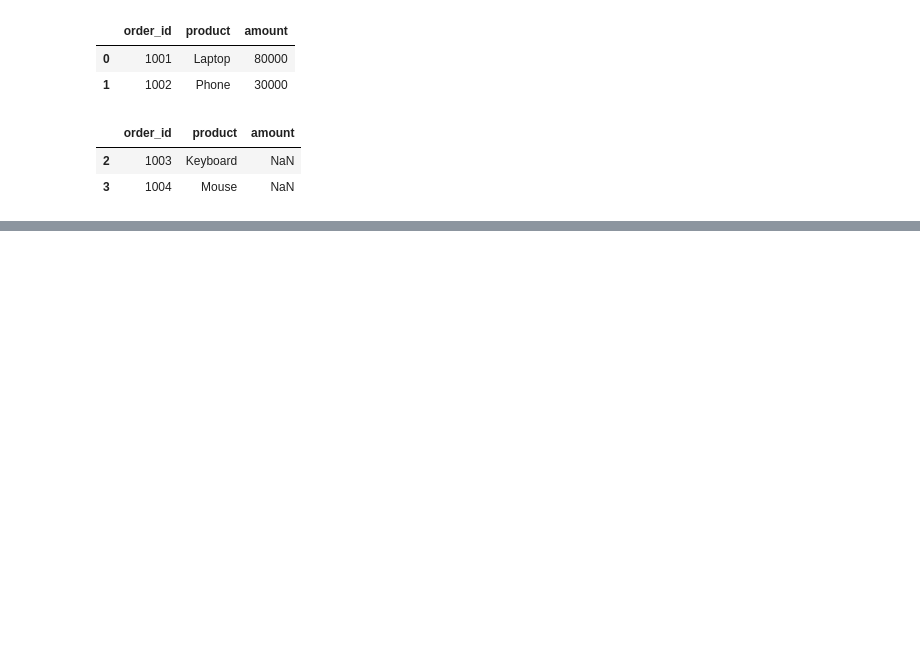
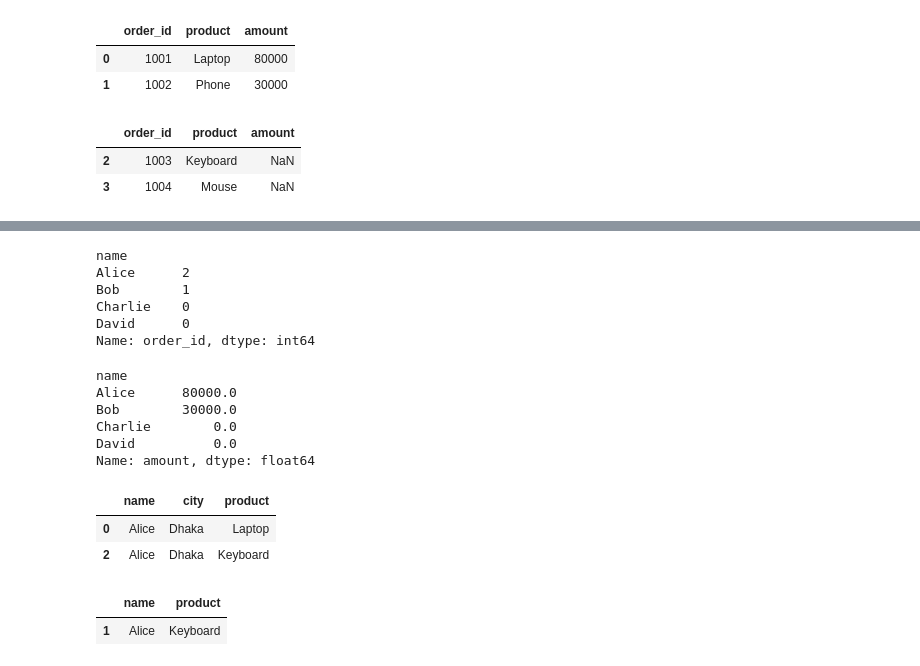
Before and after one commit to ariyan378/python-problem-solving, a Jupyter notebook: python-problem/merge_excercise.ipynb, the cells around one changed output, grey strips where cells are left out. Drawn from its saved outputs; the diff is of its cells as text; code cells hidden in the pictures; blank space fills up the shorter version.

```diff
--- a/python-problem/merge_excercise.ipynb
+++ b/python-problem/merge_excercise.ipynb
@@ -93,6 +111,28 @@ five[five['amount'].isna()]
 # %%
 #7. Count how many orders each customer made
+seven = customers.merge(orders , on='customer_id',how='outer').merge(payments, on='order_id', how='outer')
+seven.groupby('name')['order_id'].count()
+# %% [output]
+name
+Alice      2
+Bob        1
+Charlie    0
+David      0
+Name: order_id, dtype: int64
 # %%
 #8. Find total payment amount by each customer
+seven.groupby('name')['amount'].sum()
+# %% [output]
+name
+Alice      80000.0
+Bob        30000.0
+Charlie        0.0
+David          0.0
+Name: amount, dtype: float64
 # %%
 #9. Show customers from Dhaka with their orders
+seven[seven['city']=='Dhaka'][['name', 'city','product']]
+# %% [output]
+|  | name | city | product |
+| 0 | Alice | Dhaka | Laptop |
+| 2 | Alice | Dhaka | Keyboard |
@@ -100,0 +139,9 @@ five[five['amount'].isna()]
+# %%
+#10. Find unpaid customers
+temp = customers.merge(orders, on='customer_id', how='inner') \
+                .merge(payments, on='order_id', how='left')
+
+temp[temp['amount'].isna()][['name','product']]
+# %% [output]
+|  | name | product |
+| 1 | Alice | Keyboard |
```
Also changed, not shown: parts of 4 cells of this notebook.
